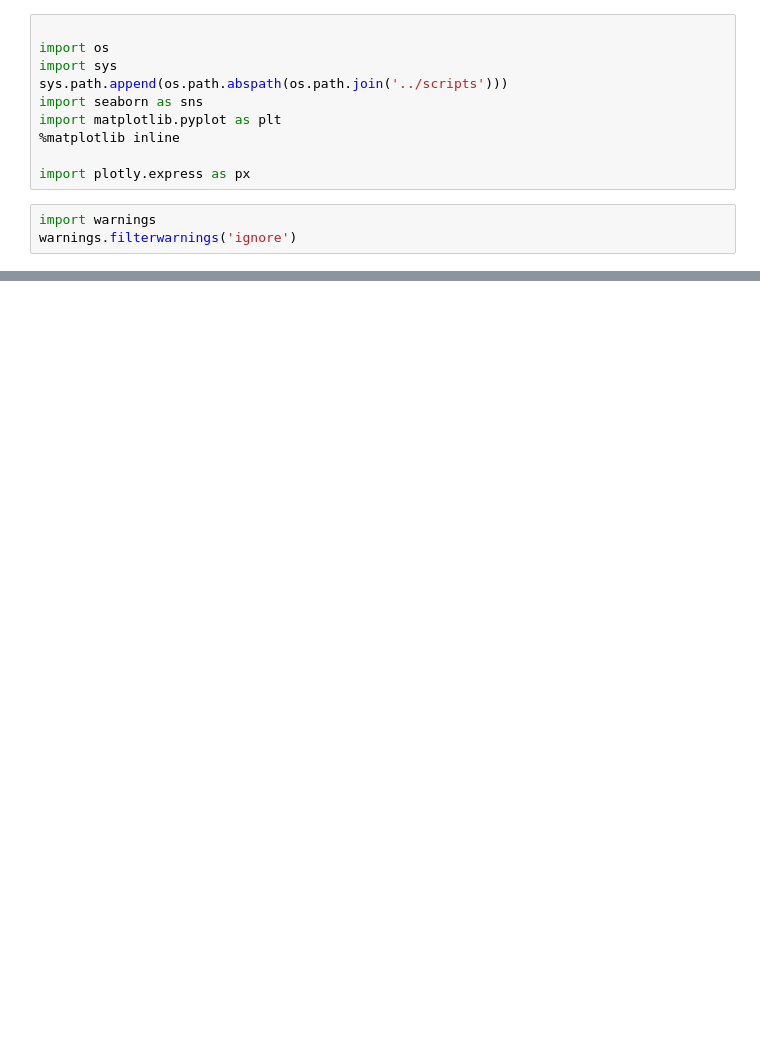
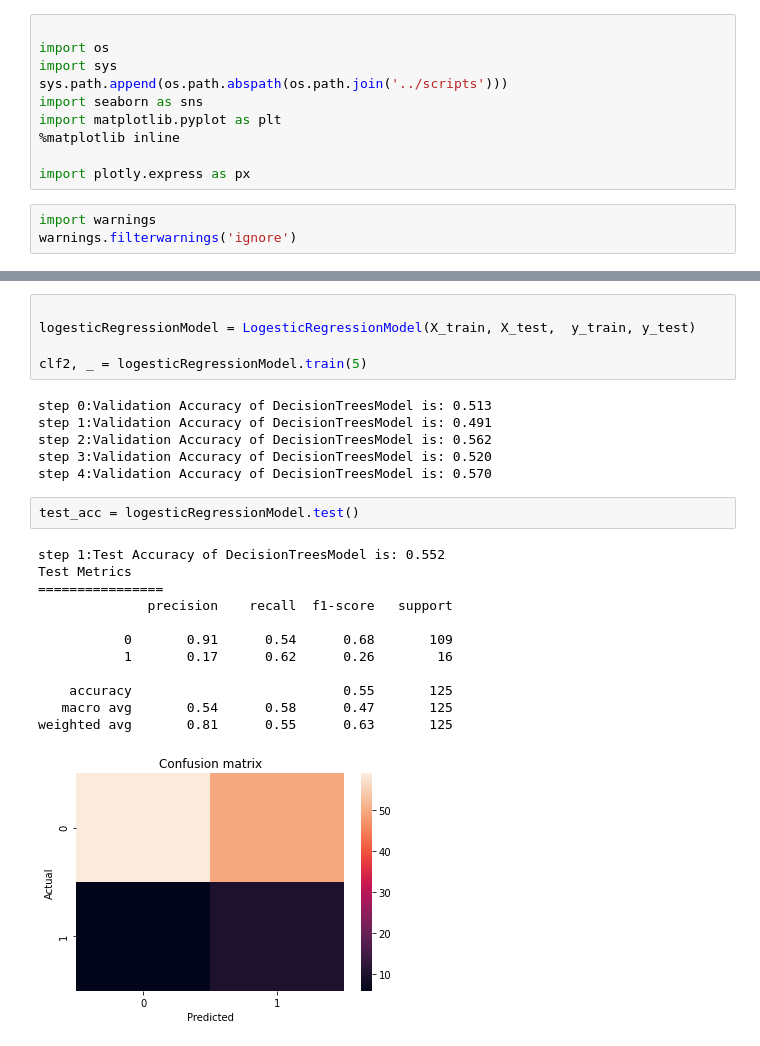
Before and after one commit to Desmondonam/abtest-mlops, a Jupyter notebook: Machine_leaning AB Test.ipynb, the cells around one changed output, grey strips where cells are left out. Cells and saved outputs as stored; diff of their text form; blank space fills up the shorter version.

```diff
--- a/Machine_leaning AB Test.ipynb
+++ b/Machine_leaning AB Test.ipynb
@@ -38,0 +312,26 @@ CSV_PATH = "../Data/data.csv"
+# %%
+
+logesticRegressionModel = LogesticRegressionModel(X_train, X_test,  y_train, y_test)
+
+clf2, _ = logesticRegressionModel.train(5)
+# %% [output]
+step 0:Validation Accuracy of DecisionTreesModel is: 0.513
+step 1:Validation Accuracy of DecisionTreesModel is: 0.491
+step 2:Validation Accuracy of DecisionTreesModel is: 0.562
+step 3:Validation Accuracy of DecisionTreesModel is: 0.520
+step 4:Validation Accuracy of DecisionTreesModel is: 0.570
+# %%
+test_acc = logesticRegressionModel.test()
+# %% [output]
+step 1:Test Accuracy of DecisionTreesModel is: 0.552
+Test Metrics
+================
+              precision    recall  f1-score   support
+
+           0       0.91      0.54      0.68       109
+           1       0.17      0.62      0.26        16
+
+    accuracy                           0.55       125
+   macro avg       0.54      0.58      0.47       125
+weighted avg       0.81      0.55      0.63       125
+[figure, added]
```
Also changed, not shown: parts of 21 cells of this notebook, 2 other files.
